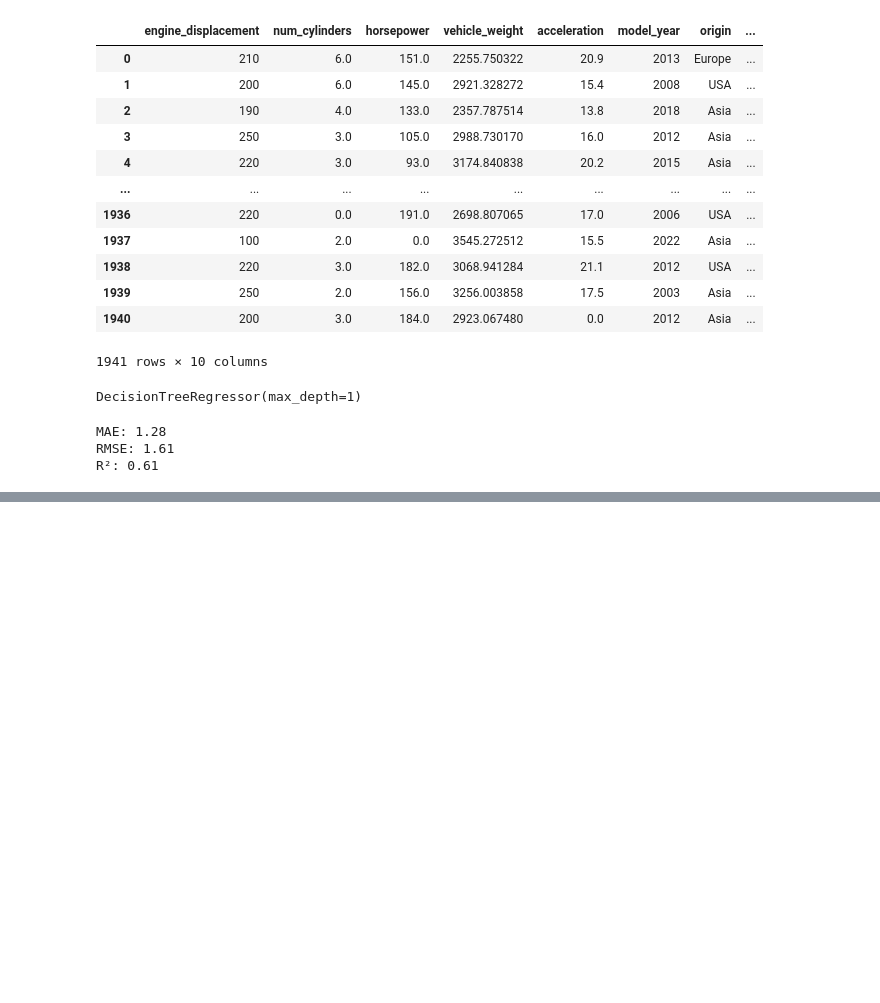
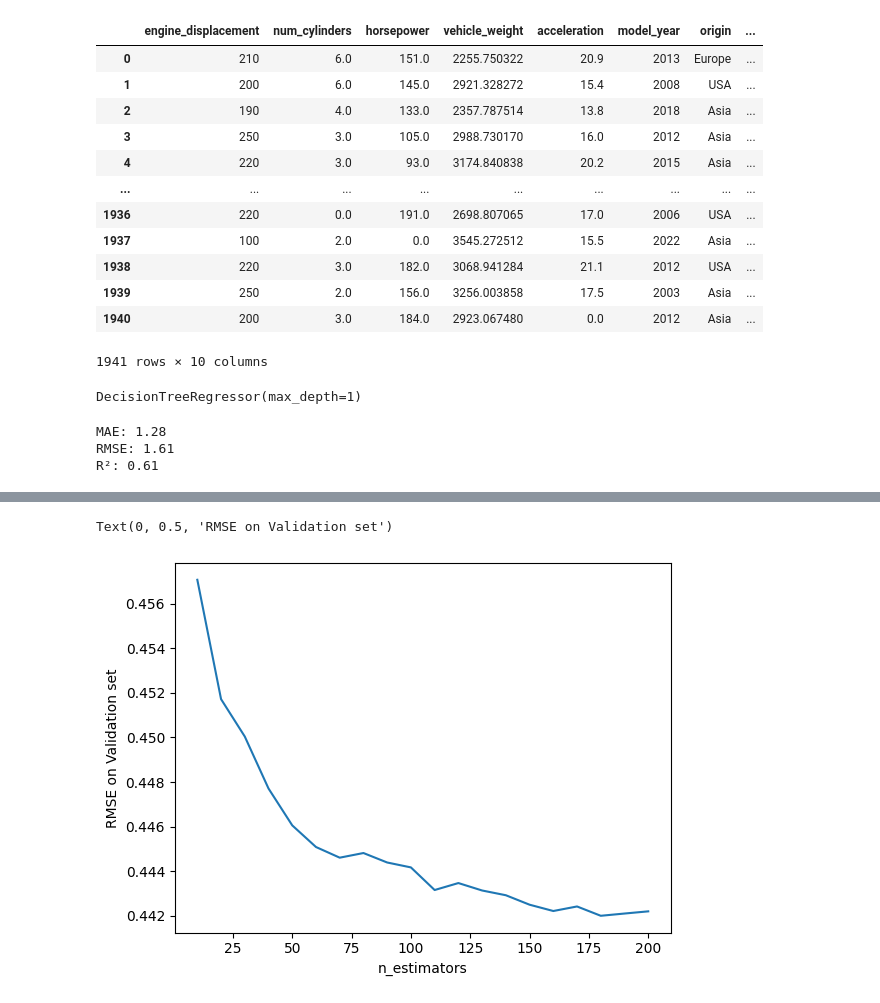
Before and after one commit to rajibulislam1/DataTalksClub, a Jupyter notebook: 2025/06-homework.ipynb, the cells around one changed output, grey strips where cells are left out. Saved outputs shown, nothing was run; the diff lists cells and outputs as text; code cells hidden in the pictures; blank space fills up the shorter version.

Commit message:
random Forest RMSE

```diff
--- a/2025/06-homework.ipynb
+++ b/2025/06-homework.ipynb
@@ -186,0 +199,8 @@ R²: 0.61
+# %%
+y_pred = rf.predict(X_val)
+# %%
+from sklearn.metrics import mean_squared_error,mean_absolute_error, r2_score
+
+mae = mean_absolute_error(y_val, y_pred)
+rmse = np.sqrt(mean_squared_error(y_val, y_pred))
+r2 = r2_score(y_val, y_pred)
@@ -186,0 +217,14 @@ R²: 0.61
+# %%
+scores = []
+# Tuning n_estimators
+for n in range(10, 201, 10):
+    rf = RandomForestRegressor(n_estimators = n, random_state=1)
+    rf.fit(X_train, y_train)
+
+    y_pred = rf.predict(X_val)
+    rmse = np.sqrt(mean_squared_error(y_val, y_pred))
+    #print(f'n_estimators={n} --> val: {auc:.3f}')
+    scores.append((n, rmse))
+# %%
+df_scores_rf = pd.DataFrame(scores, columns=['n_estimators', 'rmse'])
+df_scores_rf.round(3)
@@ -186,0 +249,7 @@ R²: 0.61
+# %%
+plt.plot(df_scores_rf.n_estimators, df_scores_rf.rmse)
+plt.xlabel('n_estimators')
+plt.ylabel('RMSE on Validation set')
+# %% [output]
+Text(0, 0.5, 'RMSE on Validation set')
+[figure, added]
```
Also changed, not shown: parts of 8 cells of this notebook.
